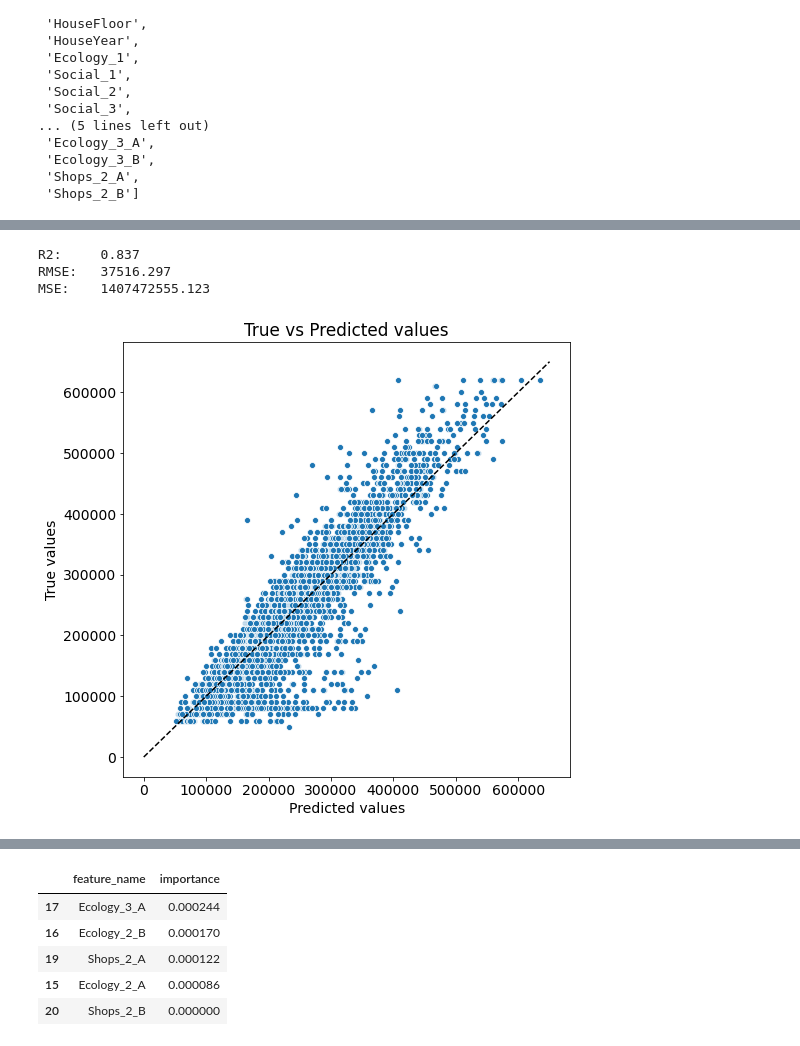
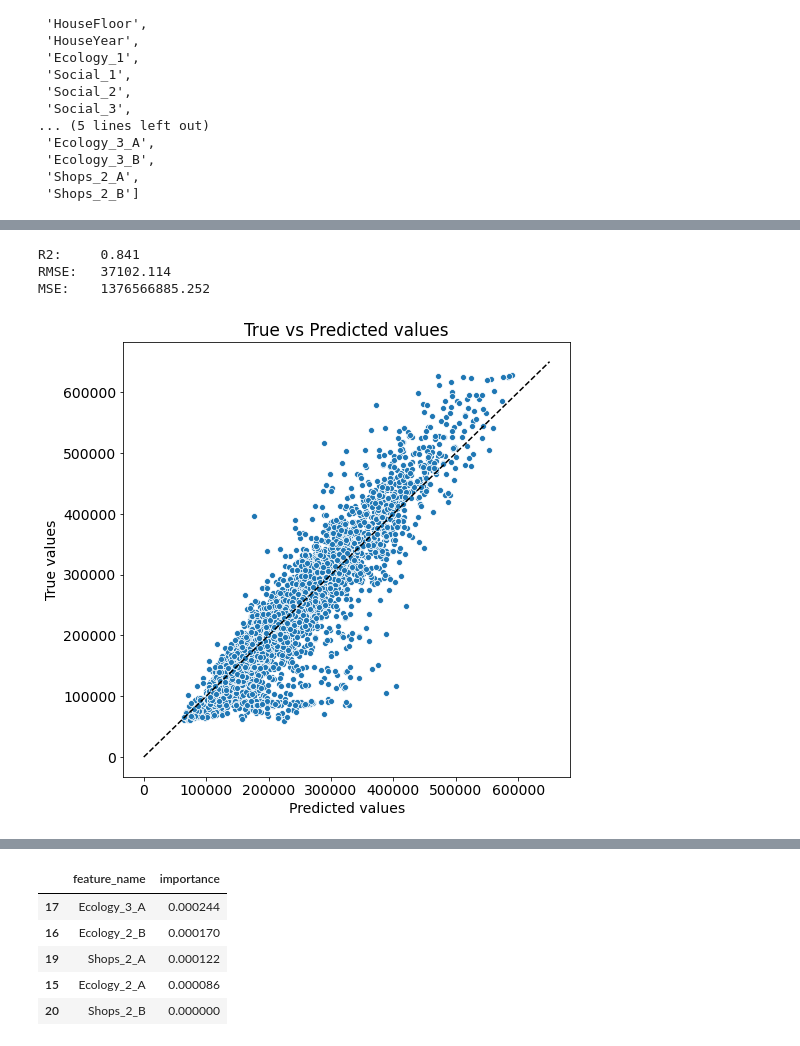
Before and after one commit to albul-k/gb_python_data_science_libs, a Jupyter notebook: course_work_train.ipynb, the cells around one changed output, grey strips where cells are left out. Cells and saved outputs as stored; diff of their text form; code cells hidden in the pictures.

```diff
--- a/course_work_train.ipynb
+++ b/course_work_train.ipynb
@@ -139,13 +164,11 @@ df = pd.read_csv(DATASET_PATH)
 df = reduce_mem_usage(df)
 
 pipe.fit(df)
-df = pipe.transform_0(df)
-df = pipe.transform_1(df)
+df = pipe.transform(df)
 
 X_final = pd.read_csv(TEST_DATASET_PATH)
 X_final = reduce_mem_usage(X_final)
-pipe.fit(X_final)
-X_final = pipe.transform_0(X_final)
+X_final = pipe.transform(X_final)
 # %% [output]
 Memory usage of dataframe is 1.53 MB
 Memory usage after optimization is: 0.49 MB
@@ -196,6 +219,6 @@ df.describe().T
 # %%
-feature_names = ['DistrictId', 'Rooms', 'Square', 'LifeSquare', 'KitchenSquare', 'Floor', 'HouseFloor', 'HouseYear',
-                 'Ecology_1', 'Social_1', 'Social_2', 'Social_3', 'Healthcare_1', 'Helthcare_2', 'Shops_1',
+feature_names = ['district_cat', 'DistrictId_counts', 'Rooms', 'Square', 'LifeSquare', 'KitchenSquare', 'Floor', 'HouseFloor', 'HouseYear',
+                 'Ecology_1', 'Social_1', 'Social_2', 'Social_3', 'Helthcare_2', 'Shops_1',
                  'Ecology_2_A', 'Ecology_2_B', 'Ecology_3_A', 'Ecology_3_B', 'Shops_2_A', 'Shops_2_B']
 
 target_name = 'Price'
@@ -368,6 +371,10 @@ gb_model = GradientBoostingRegressor(criterion='mse',
 # %%
 %%time
-params = {'n_estimators':[50, 100, 200, 400],
+gb_model = GradientBoostingRegressor(criterion='mse',
+                          min_samples_leaf=10,
+                          random_state=42
+                         )
+params = {'n_estimators':[50, 100, 200, 300, 400],
           'max_depth':[3, 5, 7, 10]}
 
 gs = GridSearchCV(gb_model, params,
@@ -399,19 +406,19 @@ gs.best_score_
 # %%
 final_model = GradientBoostingRegressor(criterion='mse',
-                                        max_depth=3,
+                                        max_depth=5,
                                         min_samples_leaf=10,
                                         random_state=42,
-                                        n_estimators=400)
+                                        n_estimators=100)
 
 final_model.fit(X_train, y_train)
 
 y_train_preds = final_model.predict(X_train)
 evaluate_preds(y_train, y_train_preds)
 # %% [output]
-R2:     0.837
-RMSE:   37516.297
-MSE:    1407472555.123
+R2:     0.841
+RMSE:   37102.114
+MSE:    1376566885.252
-[figure, old version]
+[figure, new version]
 # %%
 y_test_preds = final_model.predict(X_test)
 evaluate_preds(y_test, y_test_preds, save=False)
```
Also changed, not shown: parts of 17 cells of this notebook, 8 other files.
